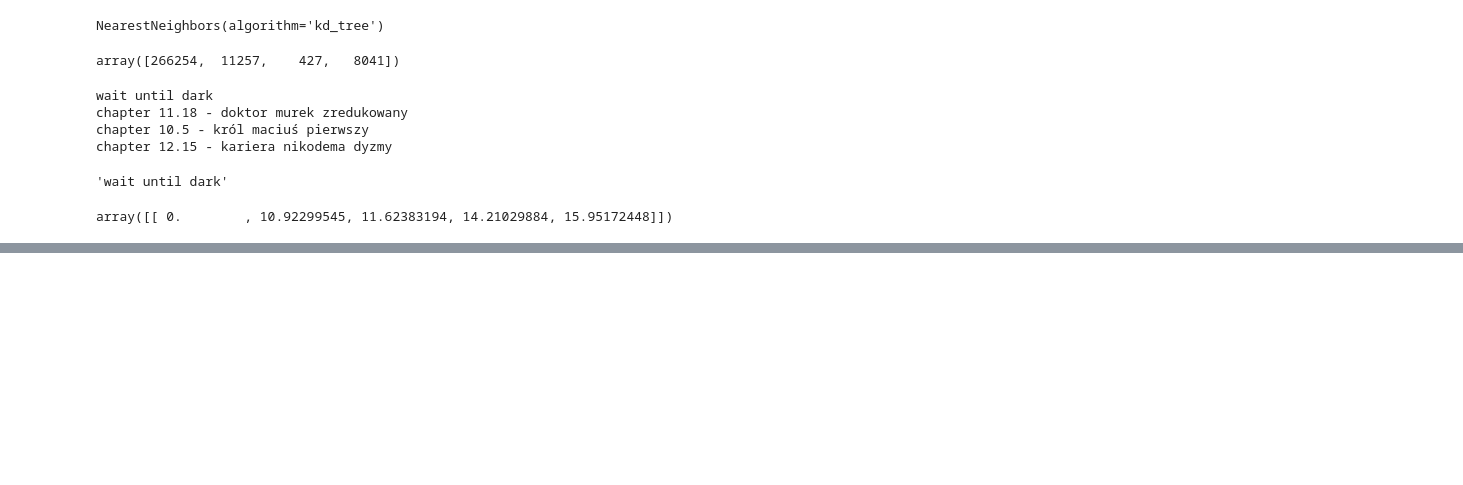
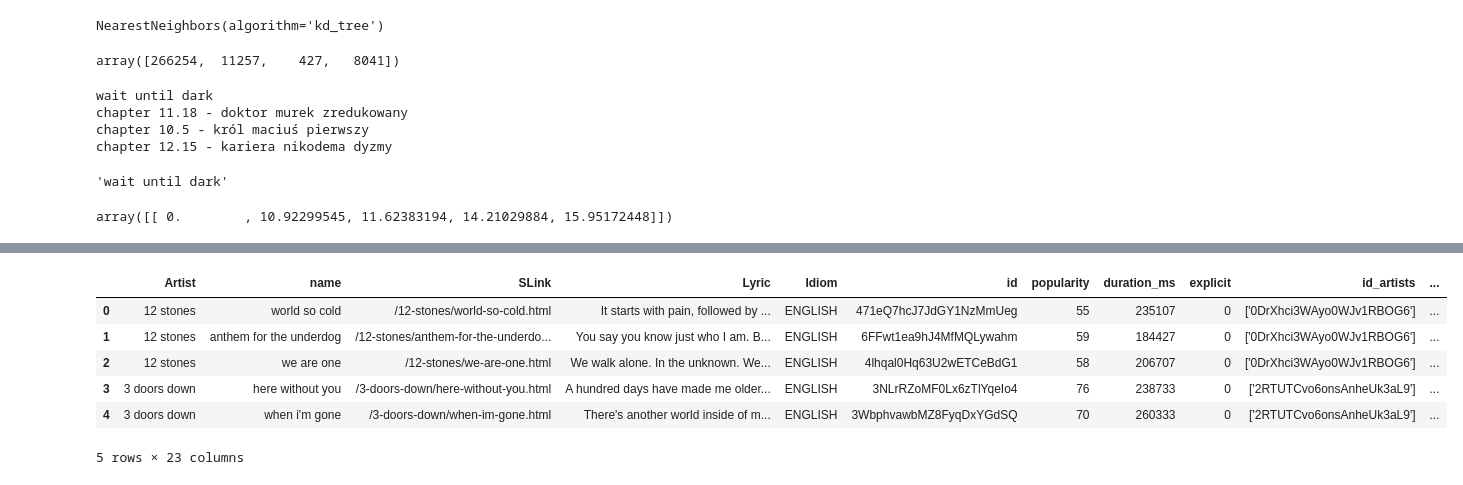
Before and after one commit to ttdsft15-Spotify/Spotify-Song-Suggester, a Jupyter notebook: python_notebooks/NearestNeighborsModel.ipynb, the cells around one changed output, grey strips where cells are left out. Cells and saved outputs as stored; diff of their text form; code cells hidden in the pictures; blank space fills up the shorter version.

Commit message:
Prepared data for NLP
Cleaned and merged csv files. Ready for NLP

```diff
--- a/python_notebooks/NearestNeighborsModel.ipynb
+++ b/python_notebooks/NearestNeighborsModel.ipynb
@@ -172,0 +184,9 @@ array([[ 0.        , 10.92299545, 11.62383194, 14.21029884, 15.95172448]])
+# %%
+# clean up df_lyrics data for merging
+df_lyrics = df_lyrics.rename(columns={'ALink': 'Artist', 'SName': 'name'})
+df_lyrics['Artist'] = df_lyrics['Artist'].apply(lambda x: x.rstrip('/').lstrip('/').replace('-', " ").lower())
+
+# drops duplicate lyrics
+df_lyrics = df_lyrics.drop_duplicates(subset=['Artist', 'name'])
+
+df_lyrics.head()
@@ -172,0 +200,6 @@ array([[ 0.        , 10.92299545, 11.62383194, 14.21029884, 15.95172448]])
+# %%
+# clean up df_tracks data for merging
+df_tracks = df_tracks.rename(columns={'artists': 'Artist'})
+
+df_tracks['Artist'] = df_tracks['Artist'].apply(lambda x: x.lstrip("['").rstrip("']").lower())
+df_tracks.head()
@@ -172,0 +228,6 @@ array([[ 0.        , 10.92299545, 11.62383194, 14.21029884, 15.95172448]])
+# %%
+strip_post_dash = ' - \S+'
+strip_version = ' version'
+
+df_tracks['name'] = df_tracks['name'].apply(lambda song_name: re.sub(strip_post_dash, "", song_name))
+df_tracks['name'] = df_tracks['name'].apply(lambda song_name: re.sub(strip_version, "", song_name))
@@ -172,0 +247,2 @@ array([[ 0.        , 10.92299545, 11.62383194, 14.21029884, 15.95172448]])
+# %%
+df_tracks = df_tracks.drop_duplicates(subset=['Artist', 'name'])
@@ -172,0 +262,11 @@ array([[ 0.        , 10.92299545, 11.62383194, 14.21029884, 15.95172448]])
+# %%
+df_merged = pd.merge(df_lyrics, df_tracks, on=['Artist', 'name'], how='inner')
+df_merged.head()
+# %% [output]
+|  | Artist | name | SLink | Lyric | Idiom | id | popularity | duration_ms | explicit | id_artists | ... |
+| 0 | 12 stones | world so cold | /12-stones/world-so-cold.html | It starts with pain, followed by ... | ENGLISH | 471eQ7hcJ7JdGY1NzMmUeg | 55 | 235107 | 0 | ['0DrXhci3WAyo0WJv1RBOG6'] | ... |
+| 1 | 12 stones | anthem for the underdog | /12-stones/anthem-for-the-underdo... | You say you know just who I am. B... | ENGLISH | 6FFwt1ea9hJ4MfMQLywahm | 59 | 184427 | 0 | ['0DrXhci3WAyo0WJv1RBOG6'] | ... |
+| 2 | 12 stones | we are one | /12-stones/we-are-one.html | We walk alone. In the unknown. We... | ENGLISH | 4lhqal0Hq63U2wETCeBdG1 | 58 | 206707 | 0 | ['0DrXhci3WAyo0WJv1RBOG6'] | ... |
+| 3 | 3 doors down | here without you | /3-doors-down/here-without-you.html | A hundred days have made me older... | ENGLISH | 3NLrRZoMF0Lx6zTlYqeIo4 | 76 | 238733 | 0 | ['2RTUTCvo6onsAnheUk3aL9'] | ... |
+| 4 | 3 doors down | when i'm gone | /3-doors-down/when-im-gone.html | There's another world inside of m... | ENGLISH | 3WbphvawbMZ8FyqDxYGdSQ | 70 | 260333 | 0 | ['2RTUTCvo6onsAnheUk3aL9'] | ... |
+5 rows × 23 columns
```
Also changed, not shown: parts of 25 cells of this notebook.
